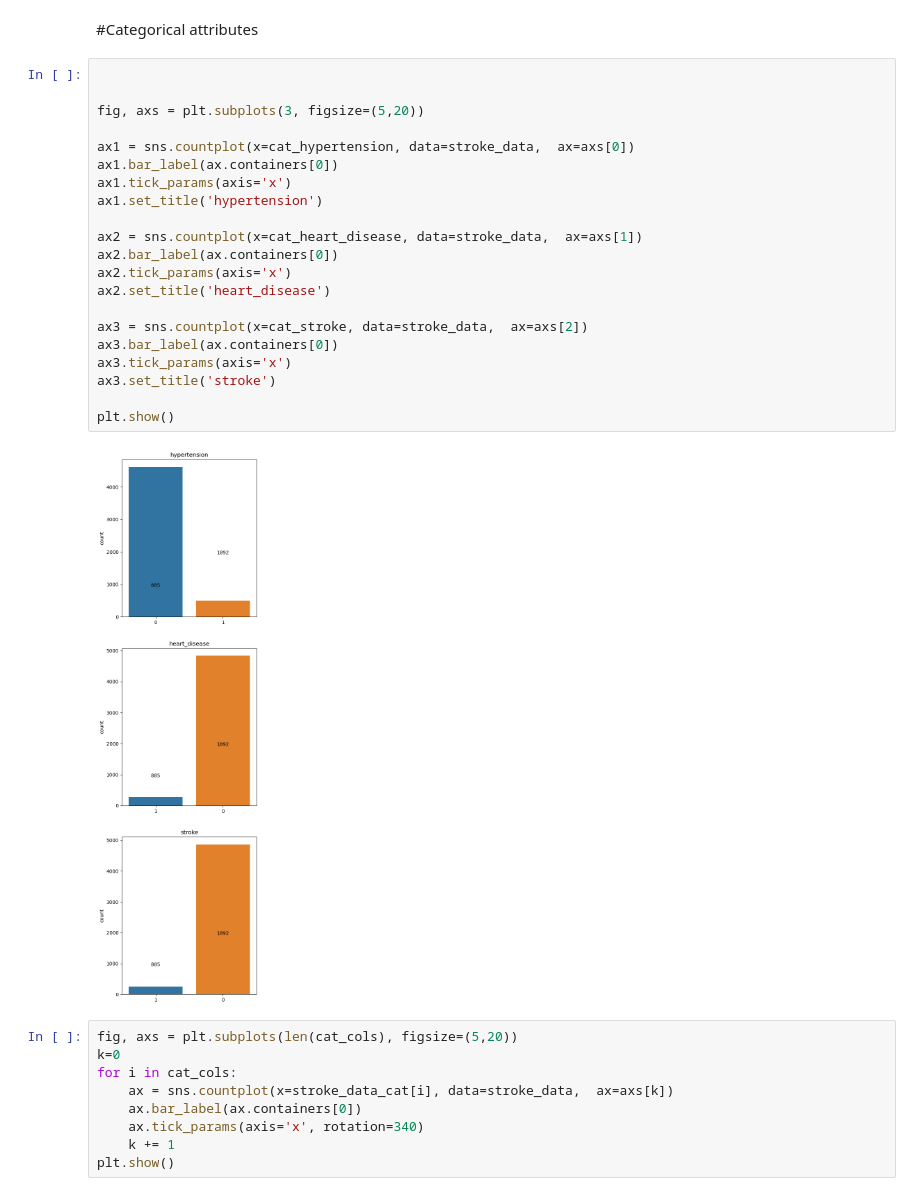
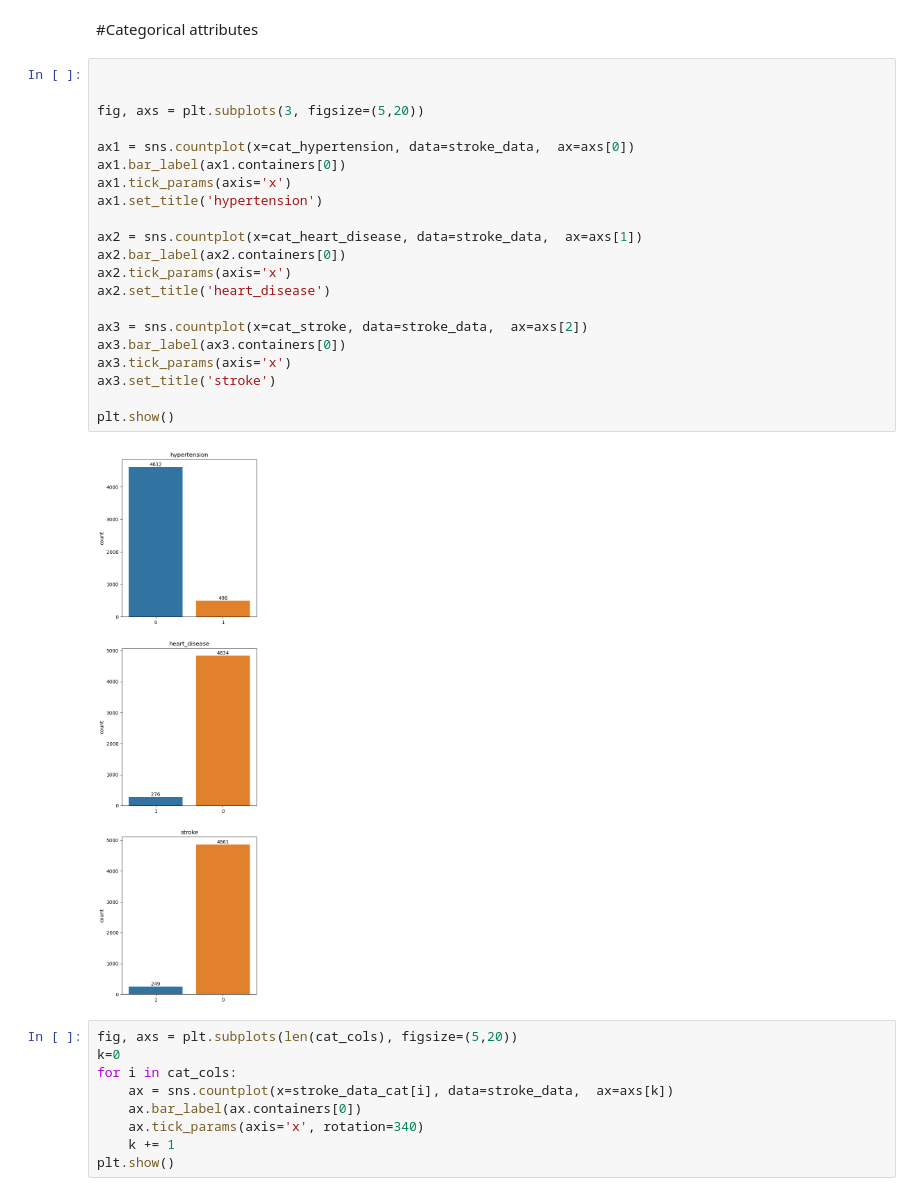
Before and after one commit to lenguyenthuyvan/M682finalproject, a Jupyter notebook: finalproject.ipynb, the cells around one changed output. Cells and saved outputs as stored; diff of their text form.

```diff
--- a/finalproject.ipynb
+++ b/finalproject.ipynb
@@ -221,26 +223,26 @@ plt.show()
 # %%
 
 
 fig, axs = plt.subplots(3, figsize=(5,20))
 
 ax1 = sns.countplot(x=cat_hypertension, data=stroke_data,  ax=axs[0])
-ax1.bar_label(ax.containers[0])
+ax1.bar_label(ax1.containers[0])
 ax1.tick_params(axis='x')
 ax1.set_title('hypertension')
 
 ax2 = sns.countplot(x=cat_heart_disease, data=stroke_data,  ax=axs[1])
-ax2.bar_label(ax.containers[0])
+ax2.bar_label(ax2.containers[0])
 ax2.tick_params(axis='x')
 ax2.set_title('heart_disease')
 
 ax3 = sns.countplot(x=cat_stroke, data=stroke_data,  ax=axs[2])
-ax3.bar_label(ax.containers[0])
+ax3.bar_label(ax3.containers[0])
 ax3.tick_params(axis='x')
 ax3.set_title('stroke')
 
 plt.show()
 # %% [output]
-[figure, old version]
+[figure, new version]
 # %%
 fig, axs = plt.subplots(len(cat_cols), figsize=(5,20))
 k=0
```
Also changed, not shown: parts of 21 cells of this notebook.
